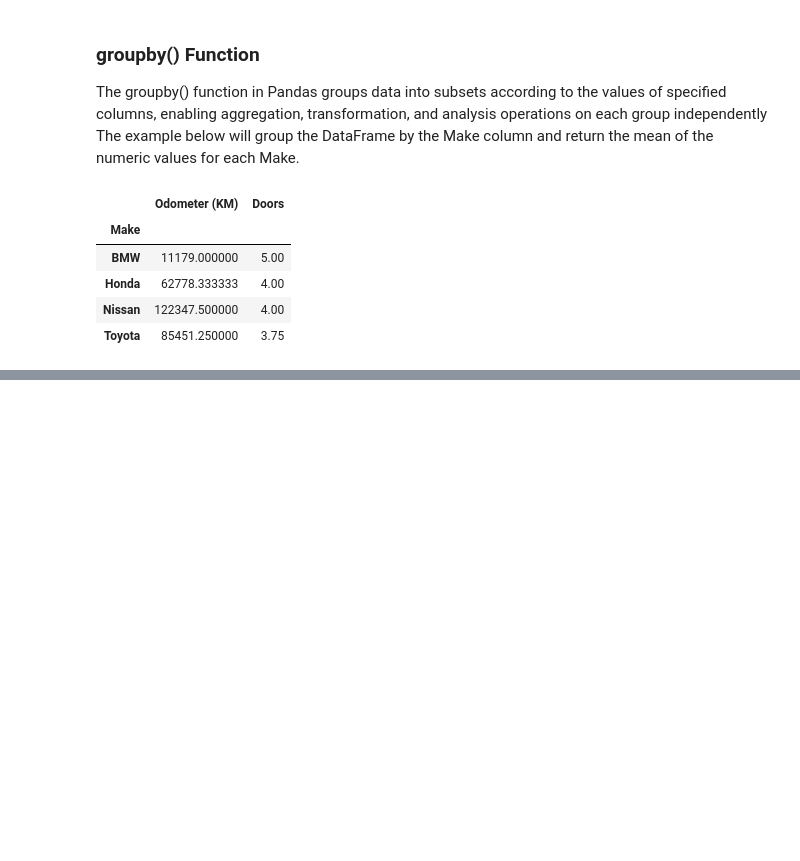
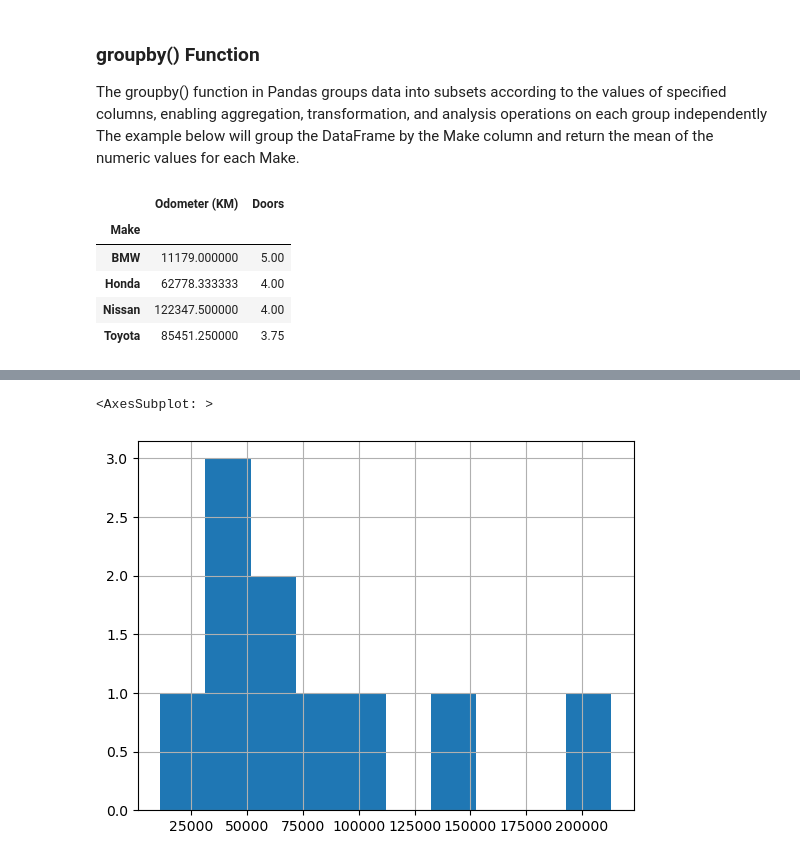
Before and after one commit to miguel-wgu/SimpleMLProject, a Jupyter notebook: FirstMLProject.ipynb, the cells around one changed output, grey strips where cells are left out. Drawn from its saved outputs; the diff is of its cells as text; code cells hidden in the pictures; blank space fills up the shorter version.

```diff
--- a/FirstMLProject.ipynb
+++ b/FirstMLProject.ipynb
@@ -306,0 +324,5 @@ car_sales_tracker_df.groupby(["Make"]).mean(numeric_only=True)
+# %%
+car_info_df['Odometer (KM)'].hist()
+# %% [output]
+<AxesSubplot: >
+[figure, added]
```
Also changed, not shown: parts of 49 cells of this notebook, 3 other files.
